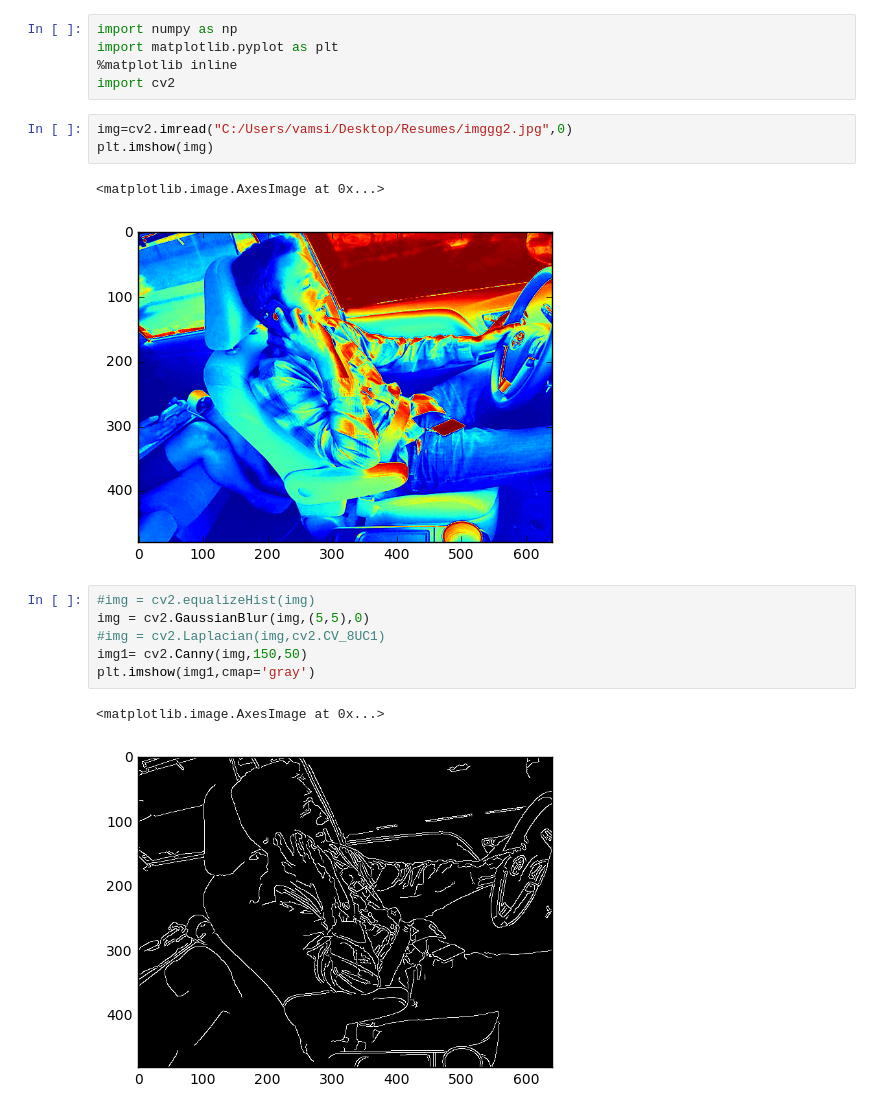
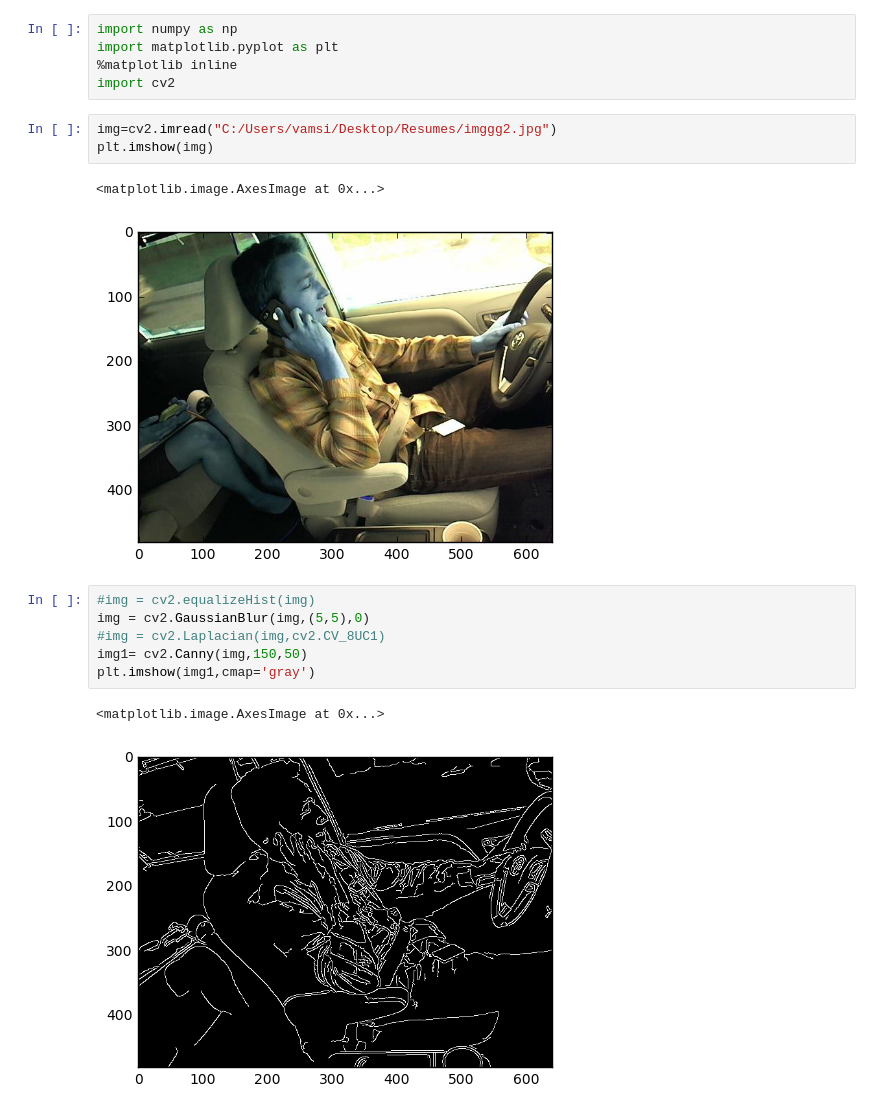
Before and after one commit to vamsi2294/SPARK-DIstracted-Driver-Detection-, a Jupyter notebook: procs.ipynb, the cells around one changed output. Drawn from its saved outputs; the diff is of its cells as text.

```diff
--- a/procs.ipynb
+++ b/procs.ipynb
@@ -4,11 +4,11 @@ import matplotlib.pyplot as plt
 %matplotlib inline
 import cv2
 # %%
-img=cv2.imread("C:/Users/vamsi/Desktop/Resumes/imggg2.jpg",0)
+img=cv2.imread("C:/Users/vamsi/Desktop/Resumes/imggg2.jpg")
 plt.imshow(img)
 # %% [output]
 <matplotlib.image.AxesImage at 0x...>
-[figure, old version]
+[figure, new version]
 # %%
 #img = cv2.equalizeHist(img)
 img = cv2.GaussianBlur(img,(5,5),0)
@@ -17,5 +17,5 @@ img1= cv2.Canny(img,150,50)
 plt.imshow(img1,cmap='gray')
 # %% [output]
 <matplotlib.image.AxesImage at 0x...>
-[figure, old version]
+[figure, new version]
 # %%
```
Also changed, not shown: parts of 7 cells of this notebook.
